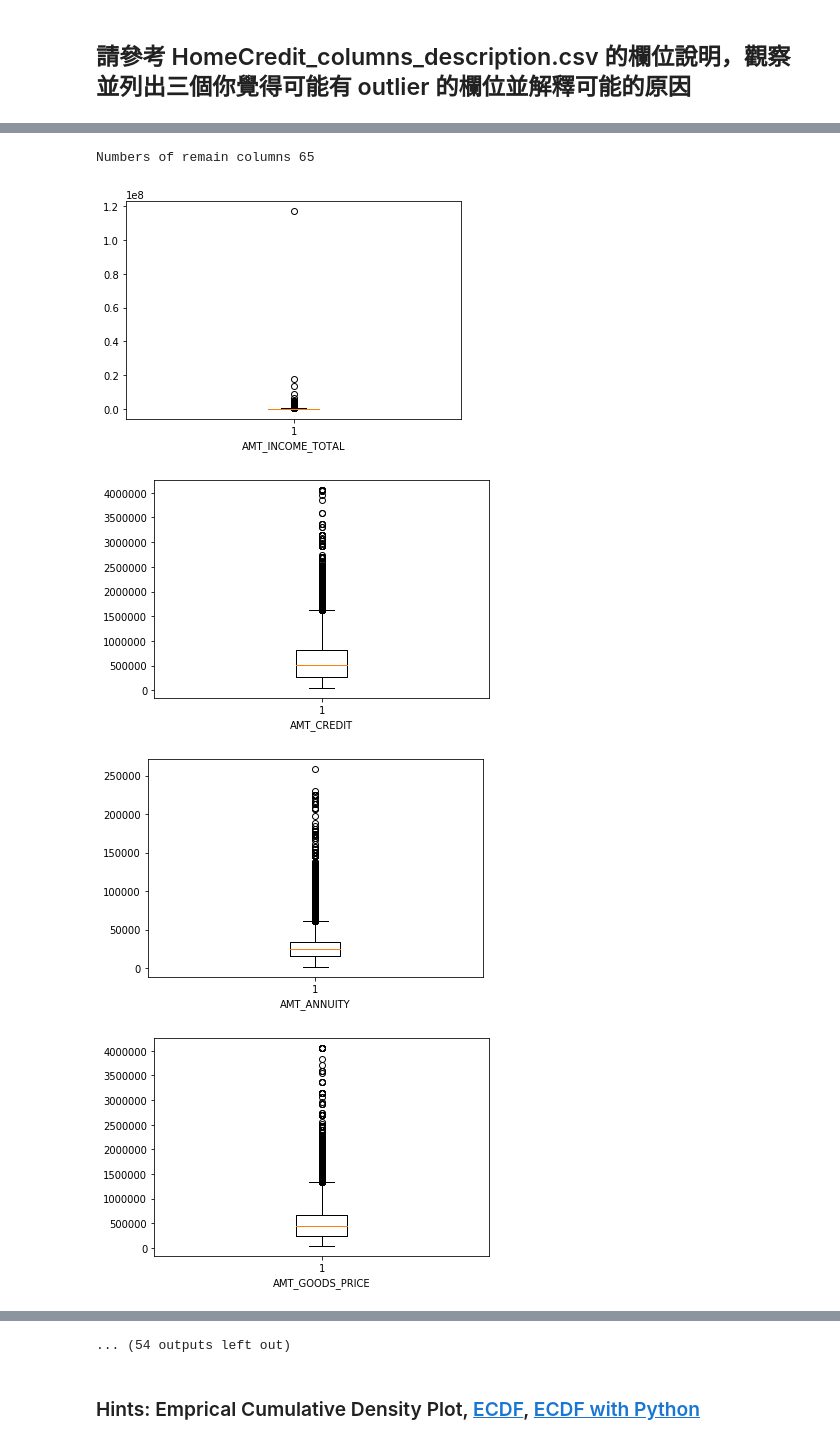
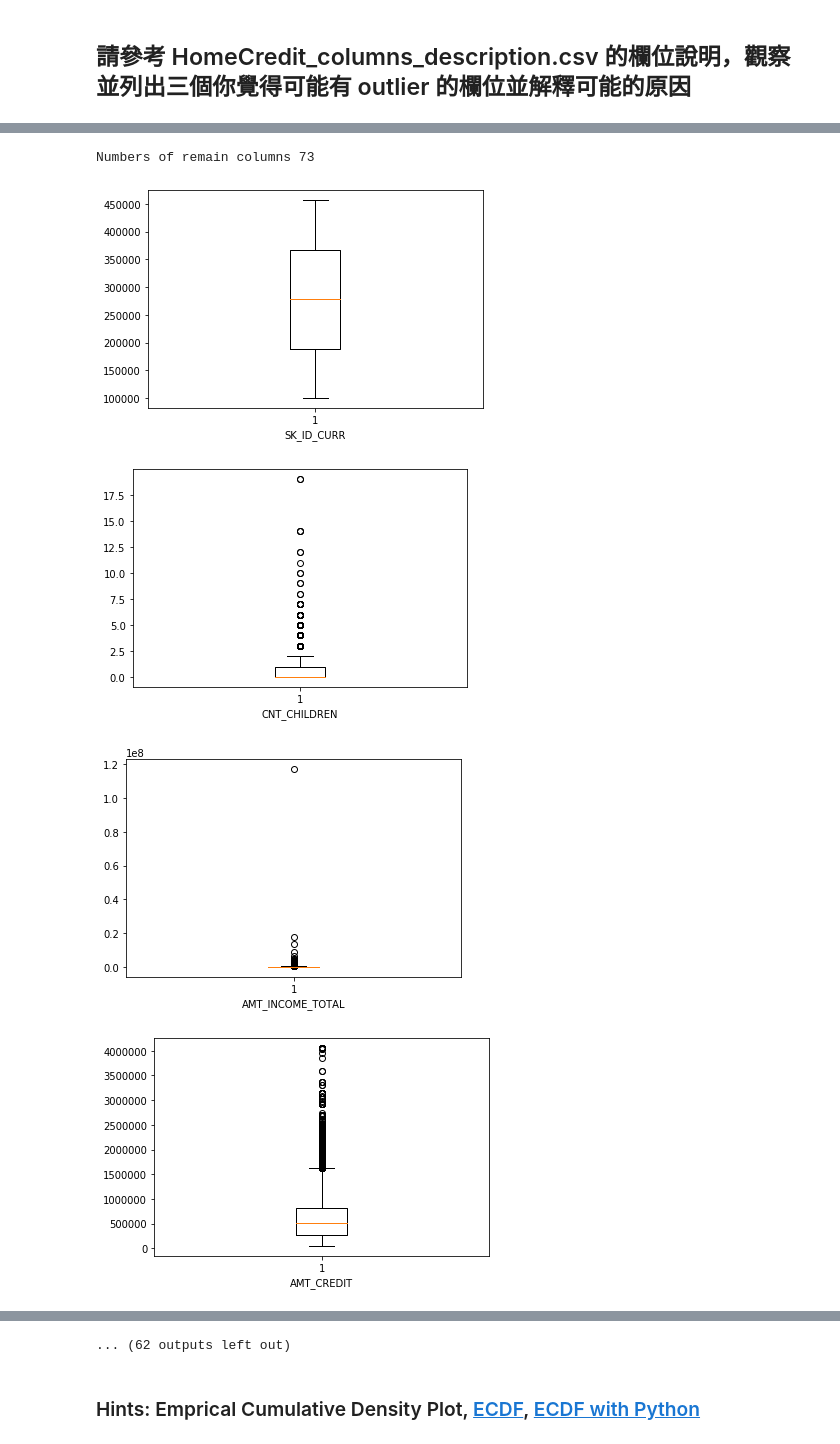
Before and after one commit to ChenYenDu/3rd-ML-100Days, a Jupyter notebook: DataPrepare/Day9/Day_009_HW.ipynb, the cells around one changed output, grey strips where cells are left out. Drawn from its saved outputs; the diff is of its cells as text; code cells hidden in the pictures.

```diff
--- a/DataPrepare/Day9/Day_009_HW.ipynb
+++ b/DataPrepare/Day9/Day_009_HW.ipynb
@@ -40,29 +55,28 @@ Path of read in data: /home/paul/Desktop/3rd_ML_100Days_Tutorial/ML_BasicKnowled
 # %%
 # 先篩選數值型的欄位
 """
 YOUR CODE HERE, fill correct data types (for example str, float, int, ...)
 """
-dtype_select = ["float64", "int64"]
+dtype_select = [np.dtype('float64'), np.dtype('int64')]
 
 numeric_columns = list(app_train.columns[list(app_train.dtypes.isin(dtype_select))])
 
 # 再把只有 2 值 (通常是 0,1) 的欄位去掉
 numeric_columns = list(app_train[numeric_columns].columns[list(app_train[numeric_columns].apply(lambda x:len(x.unique())!=2 ))])
 print("Numbers of remain columns %d" % len(numeric_columns))
 
-
 # 檢視這些欄位的數值範圍
 for col in numeric_columns:
     """
     Your CODE HERE, make the box plot
     """
-    data = app_train[col].dropna(axis = 0) # 去除 NaT, NaN 以利畫圖
+    data = app_train[col].dropna(axis = 0)
     plt.boxplot(data)
     plt.xlabel(col)
     plt.show()
 # %% [output]
-Numbers of remain columns 65
+Numbers of remain columns 73
-[figure, old version]
+[figure, new version]
-[figure, old version]
+[figure, new version]
-[figure, old version]
+[figure, new version]
-[figure, old version]
+[figure, new version]
@@ -76,4 +90,4 @@ Numbers of remain columns 65
-... (54 outputs left out)
+... (62 outputs left out)
 # %%
 # 從上面的圖檢查的結果，至少這三個欄位好像有點可疑
 
```
Also changed, not shown: parts of 6 cells of this notebook, 4 other files.
